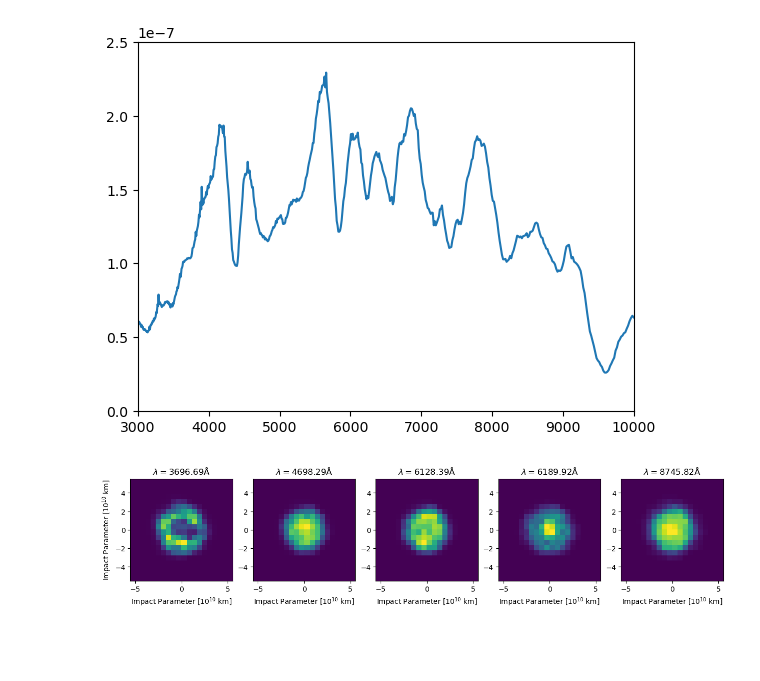
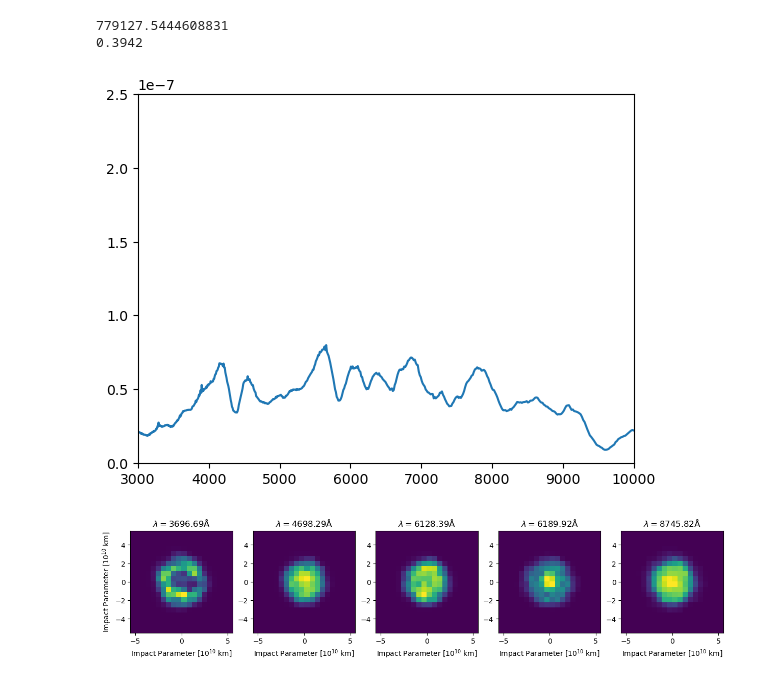
Before and after one commit to AlexGKim/II, a Jupyter notebook: sedona.ipynb, the cells around one changed output. Drawn from its saved outputs; the diff is of its cells as text; code cells hidden in the pictures; blank space fills up the shorter version.

```diff
--- a/sedona.ipynb
+++ b/sedona.ipynb
@@ -21,22 +21,29 @@ flux_int= flux.sum(axis=(1,2))
 # %%
 lambdas = numpy.flip(wavegrid)
 spectrum = sncosmo.Spectrum(lambdas, numpy.flip(flux_int))
 spectrum_mag = spectrum.bandmag('bessellb', magsys='vega')
 flux_int = flux_int * 10**((spectrum_mag-12)/2.5) # now in units of  (erg / s / cm^2 / A) for B=12 mag
 # want  dΓ/dν = AFv/(hν0).
 #
 # spectrum = sncosmo.Spectrum(lambdas, flux_int) # now in units of  (erg / s / cm^2 / A) for B=12 mag
 Area = 88 * 100 * 100. # cm^2
+Area = numpy.pi*(9.96/2)**2*1e4
+print(Area)
+eff = 0.73*.9*.6
+print(eff)
+Area=Area*eff
 h = 6.626* 10**(-34+7)  # erg s
 c = 3e10 # cm/s
 lcm = wavegrid/1e8  # cm
 dGammadnu = Area * flux_int * wavegrid  / h /c/c*lcm*lcm
 plt.plot(lambdas,dGammadnu)
 plt.ylim((0,2.5e-7))
 plt.xlim((3000,10000))
 sigma_t =13*10**-12
 # %% [output]
+779127.5444608831
+0.3942
-[figure, old version]
+[figure, new version]
 # %%
 wls = [5850,6055,6128,6189,6355.12]
 # wls = [3700, 4700, 6055, 6355,8750]
```
Also changed, not shown: parts of 5 cells of this notebook, 2 other files.
